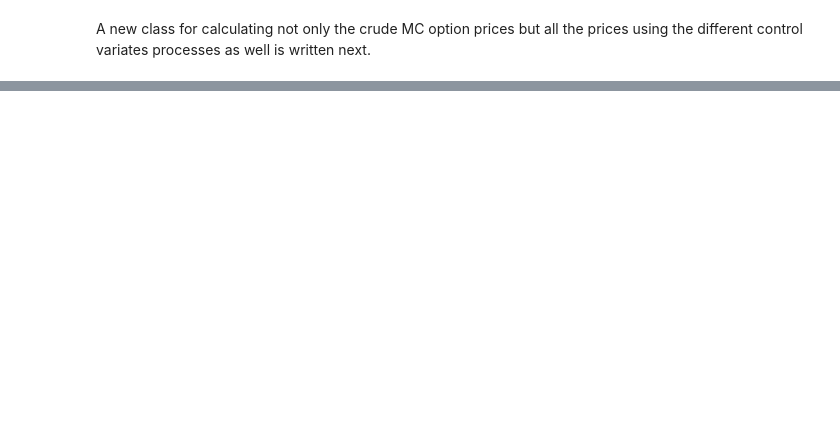
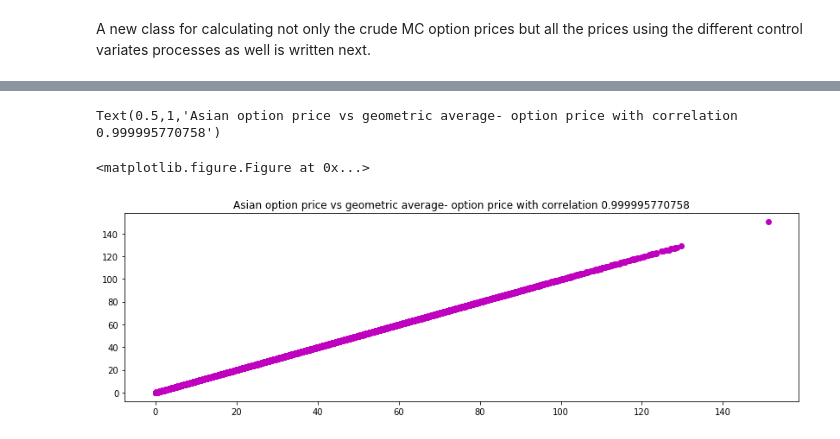
Before and after one commit to jacobeskin/Monte-Carlo-Simulations-in-Finance, a Jupyter notebook: A study of MC in option pricing/Options.ipynb, the cells around one changed output, grey strips where cells are left out. Cells and saved outputs as stored; diff of their text form; code cells hidden in the pictures; blank space fills up the shorter version.

```diff
--- a/A study of MC in option pricing/Options.ipynb
+++ b/A study of MC in option pricing/Options.ipynb
@@ -1447,0 +1753,20 @@ SyntaxError: unexpected EOF while parsing (<ipython-input-27-e7a2da4db1eb>, line
+# %%
+# Do the simulations with 50000 steps, for Geo Ave that's more than enough and for the others the error
+# isn't that large anymore
+x = asianOptions(50000, 1000, r, sigma_i, T, S_0, K)
+x.em_crudeMC()
+x.cv_AssetE()
+x.cv_GeoAve()
+# %%
+# Calculate the correlation
+cor = np.corrcoef(x.P_G, x.P_cvG)
+
+# Scatterplot
+plt.figure(14)
+plt.figure(figsize=(14,4))
+plt.scatter(x.P_G, x.P_cvG, c='m')
+plt.title('Asian option price vs geometric average- option price with correlation '+str(cor[0][1]))
+# %% [output]
+Text(0.5,1,'Asian option price vs geometric average- option price with correlation 0.999995770758')
+<matplotlib.figure.Figure at 0x...>
+[figure, added]
```
Also changed, not shown: parts of 28 cells of this notebook.
